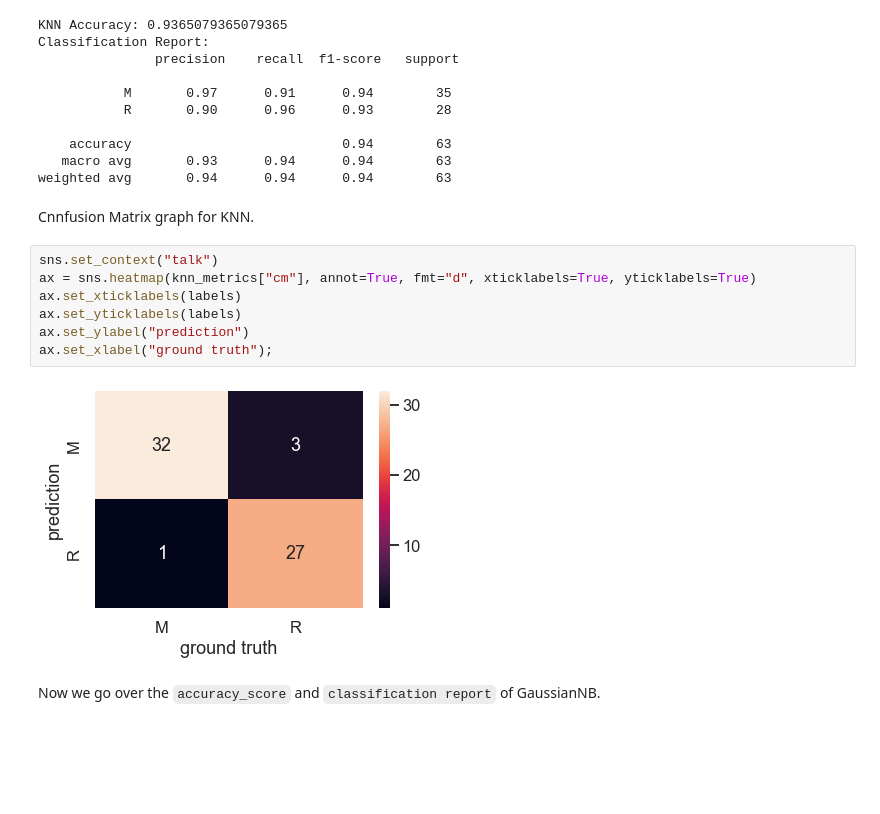
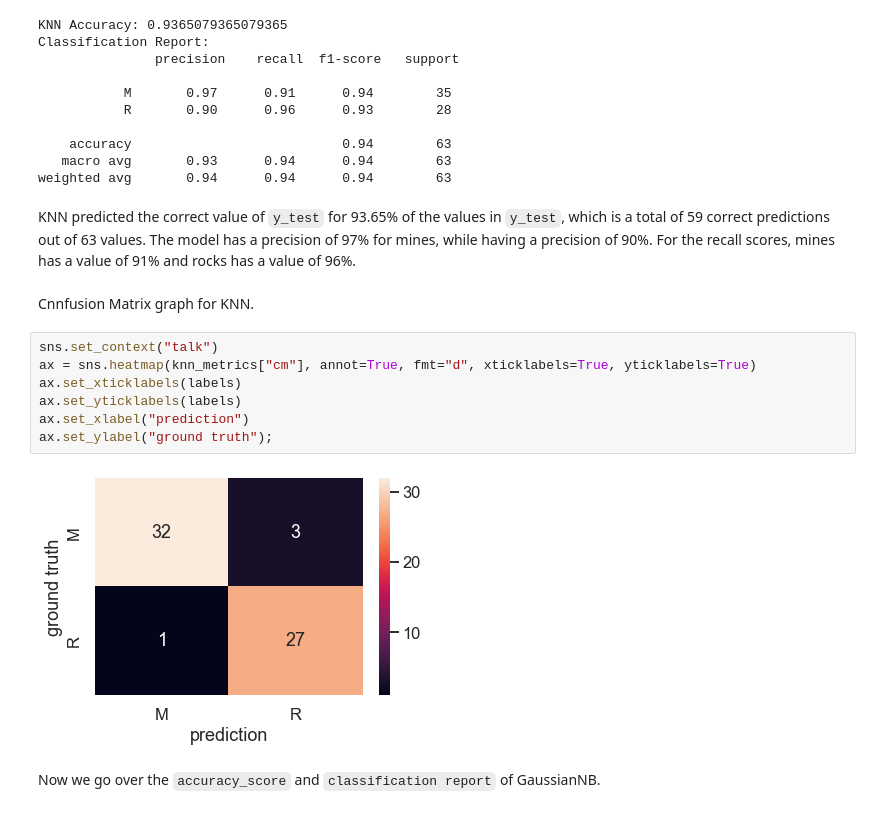
Before and after one commit to frahz/CNT4153-Assignments, a Jupyter notebook: ml-project/project.ipynb, the cells around one changed output. Drawn from its saved outputs; the diff is of its cells as text; blank space fills up the shorter version.

```diff
--- a/ml-project/project.ipynb
+++ b/ml-project/project.ipynb
@@ -237,17 +237,19 @@ Classification Report:
     accuracy                           0.94        63
    macro avg       0.93      0.94      0.94        63
 weighted avg       0.94      0.94      0.94        63
+# %% [markdown]
+KNN predicted the correct value of `y_test` for 93.65% of the values in `y_test`, which is a total of 59 correct predictions out of 63 values. The model has a precision of 97% for mines, while having a precision of 90%. For the recall scores, mines has a value of 91% and rocks has a value of 96%.
 # %% [markdown]
 Cnnfusion Matrix graph for KNN.
 # %%
 sns.set_context("talk")
 ax = sns.heatmap(knn_metrics["cm"], annot=True, fmt="d", xticklabels=True, yticklabels=True)
 ax.set_xticklabels(labels)
 ax.set_yticklabels(labels)
-ax.set_ylabel("prediction")
-ax.set_xlabel("ground truth");
+ax.set_xlabel("prediction")
+ax.set_ylabel("ground truth");
 # %% [output]
-[figure, old version]
+[figure, new version]
 # %% [markdown]
 Now we go over the `accuracy_score` and `classification report` of GaussianNB.
 # %%
```
Also changed, not shown: parts of 2 cells of this notebook.
